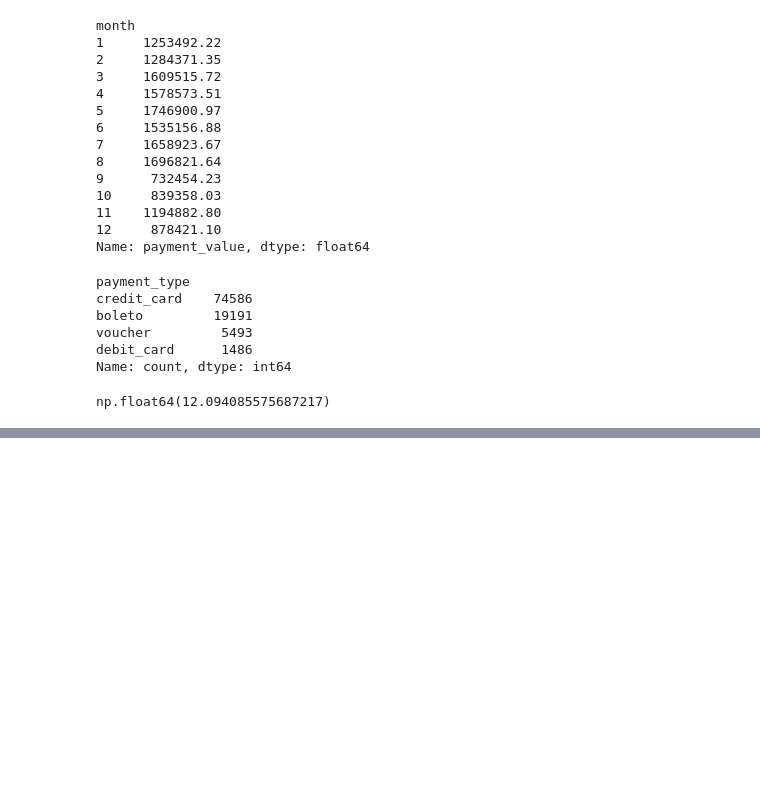
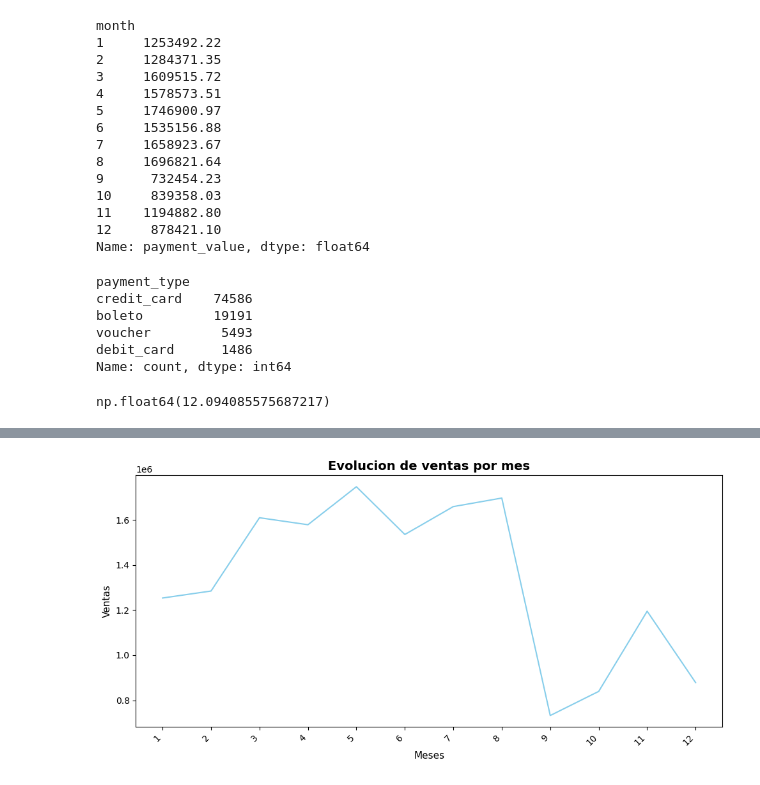
Before and after one commit to LucianoDeMarco/AnalisisDeVentasMultitablas, a Jupyter notebook: analisis-Ecommerce.ipynb, the cells around one changed output, grey strips where cells are left out. Drawn from its saved outputs; the diff is of its cells as text; code cells hidden in the pictures; blank space fills up the shorter version.

```diff
--- a/analisis-Ecommerce.ipynb
+++ b/analisis-Ecommerce.ipynb
@@ -596,0 +627,17 @@ plt.show()
+# %%
+# 3 Evolucion de ventas por mes
+evolucion_mes = df_evolucion_mes.groupby("month")["payment_value"].sum().head(12)
+
+evolucion_mes.plot(kind="line", figsize=(10,5), color="skyblue")
+
+plt.title("Evolucion de ventas por mes", fontsize=14, fontweight='bold')
+plt.xlabel("Meses", fontsize=11)
+plt.ylabel("Ventas", fontsize=11)
+
+plt.xticks(range(1, 13), rotation=45, ha="right")
+
+plt.tight_layout()
+plt.savefig("images/Evolucion_ventas_por_mes.png")
+plt.show()
+# %% [output]
+[figure, added]
```
Also changed, not shown: parts of 6 cells of this notebook, 6 other files.
